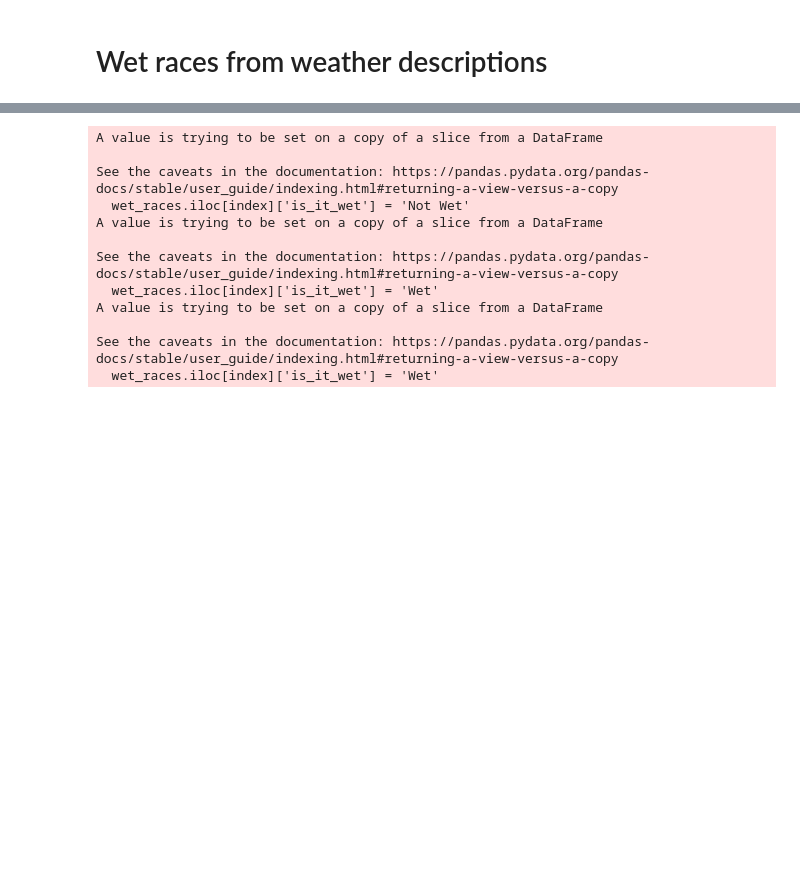
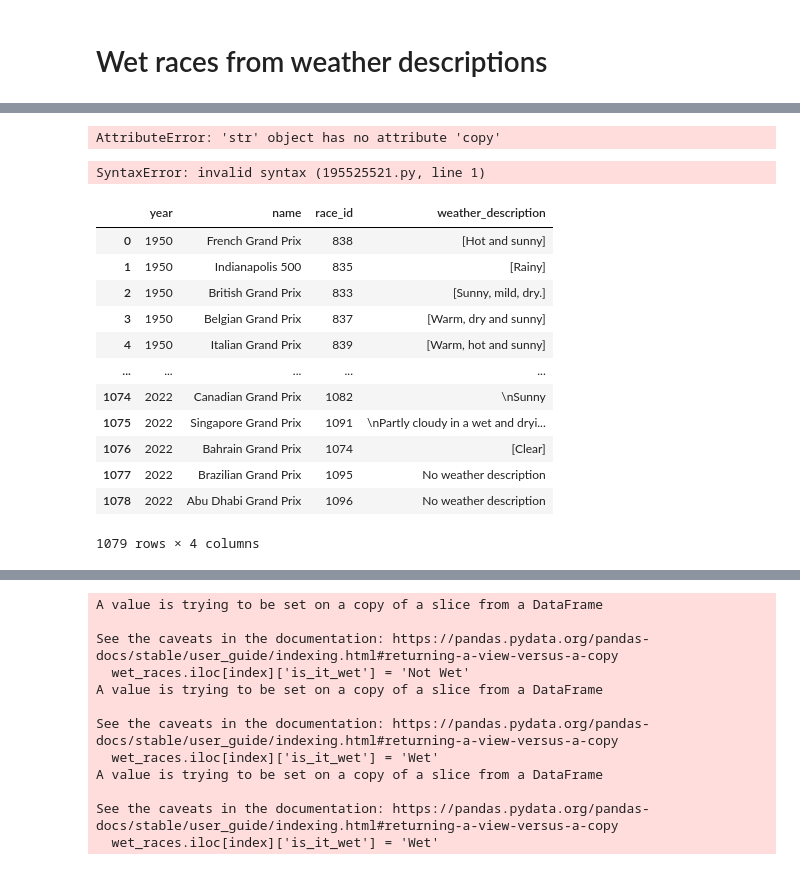
Before and after one commit to MitchellGleason/F1-Data-Analysis--Wet-Races, a Jupyter notebook: wet_races.ipynb, the cells around one changed output, grey strips where cells are left out. Drawn from its saved outputs; the diff is of its cells as text; code cells hidden in the pictures; blank space fills up the shorter version.

```diff
--- a/wet_races.ipynb
+++ b/wet_races.ipynb
@@ -235,0 +256,24 @@ wet_races
+# %%
+wet_races.iloc[0]['weather_description'] = ' '.join(map(str, wet_races.iloc[0]['weather_description'])).copy(deep=False)
+# %% [output]
+AttributeError: 'str' object has no attribute 'copy'
+# %%
+wet_races.iloc[0]['weather_description'] = wet_races.iloc[0]['weather_description'].(lambda x: ','.join(map(str, x))).copy(deep=False)
+# %% [output]
+SyntaxError: invalid syntax (195525521.py, line 1)
+# %%
+wet_races
+# %% [output]
+|  | year | name | race_id | weather_description |
+| 0 | 1950 | French Grand Prix | 838 | [Hot and sunny] |
+| 1 | 1950 | Indianapolis 500 | 835 | [Rainy] |
+| 2 | 1950 | British Grand Prix | 833 | [Sunny, mild, dry.] |
+| 3 | 1950 | Belgian Grand Prix | 837 | [Warm, dry and sunny] |
+| 4 | 1950 | Italian Grand Prix | 839 | [Warm, hot and sunny] |
+| ... | ... | ... | ... | ... |
+| 1074 | 2022 | Canadian Grand Prix | 1082 | \nSunny |
+| 1075 | 2022 | Singapore Grand Prix | 1091 | \nPartly cloudy in a wet and dryi... |
+| 1076 | 2022 | Bahrain Grand Prix | 1074 | [Clear] |
+| 1077 | 2022 | Brazilian Grand Prix | 1095 | No weather description |
+| 1078 | 2022 | Abu Dhabi Grand Prix | 1096 | No weather description |
+1079 rows × 4 columns
```
Also changed, not shown: parts of 12 cells of this notebook.
